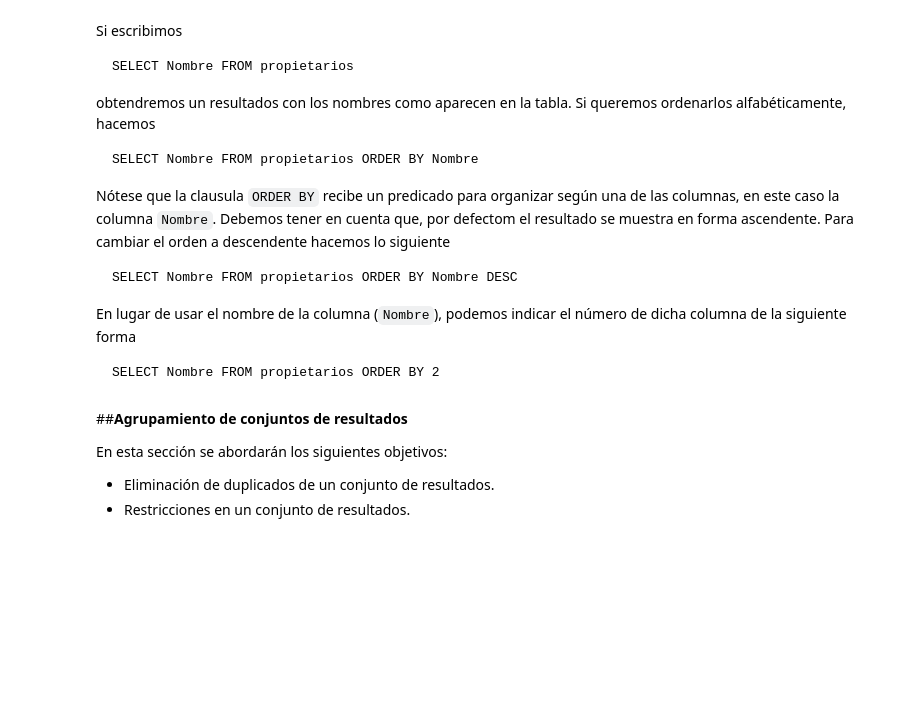
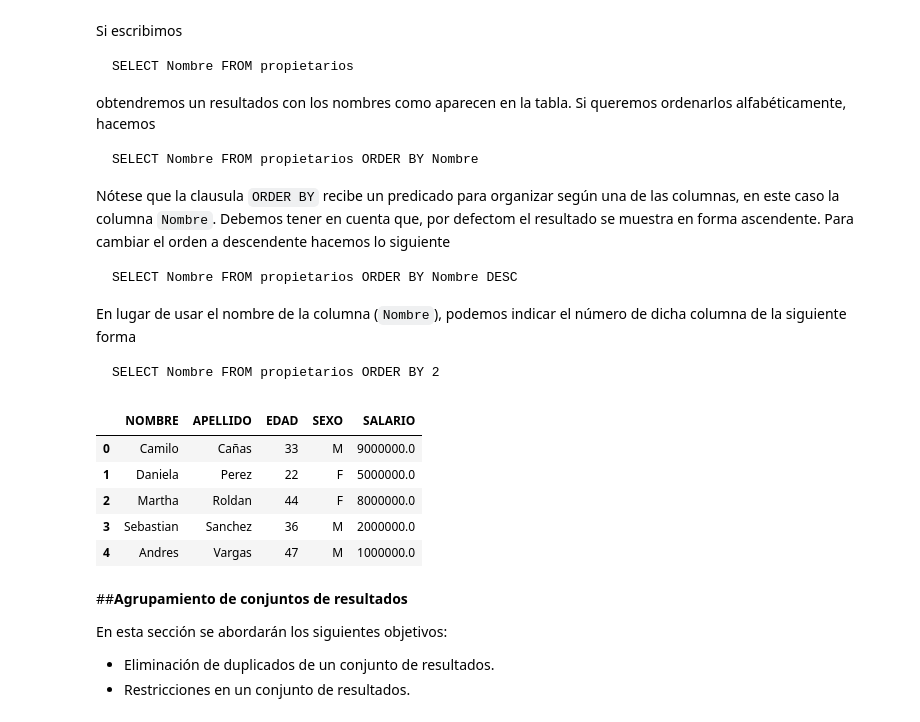
Before and after one commit to ssanchezgoe/python_db, a Jupyter notebook: SQL_RDB_101_ssanchez.ipynb, the cells around one changed output. Drawn from its saved outputs; the diff is of its cells as text; code cells hidden in the pictures; blank space fills up the shorter version.

````diff
--- a/SQL_RDB_101_ssanchez.ipynb
+++ b/SQL_RDB_101_ssanchez.ipynb
@@ -1215,6 +1282,36 @@ En lugar de usar el nombre de la columna (`Nombre`), podemos indicar el número
 ```
 SELECT Nombre FROM propietarios ORDER BY 2
 ```
+# %%
+import sqlite3
+
+#conexión
+
+conn = sqlite3.connect('ejemplo_empleados.db')
+
+#cursor
+cursor = conn.cursor()
+
+#Selección datos
+cursor.execute("SELECT * FROM empleados ORDER BY 2")
+
+#Dataframe
+df = pd.DataFrame(cursor.fetchall(), columns=list(map(lambda x: x[0], cursor.description)))
+
+#Commit
+conn.commit()
+
+#Cerrar conexión
+conn.close()
+
+df
+# %% [output]
+|  | NOMBRE | APELLIDO | EDAD | SEXO | SALARIO |
+| 0 | Camilo | Cañas | 33 | M | 9000000.0 |
+| 1 | Daniela | Perez | 22 | F | 5000000.0 |
+| 2 | Martha | Roldan | 44 | F | 8000000.0 |
+| 3 | Sebastian | Sanchez | 36 | M | 2000000.0 |
+| 4 | Andres | Vargas | 47 | M | 1000000.0 |
 # %% [markdown]
 ##**Agrupamiento de conjuntos de resultados**
 
````
Also changed, not shown: parts of 15 cells of this notebook.
